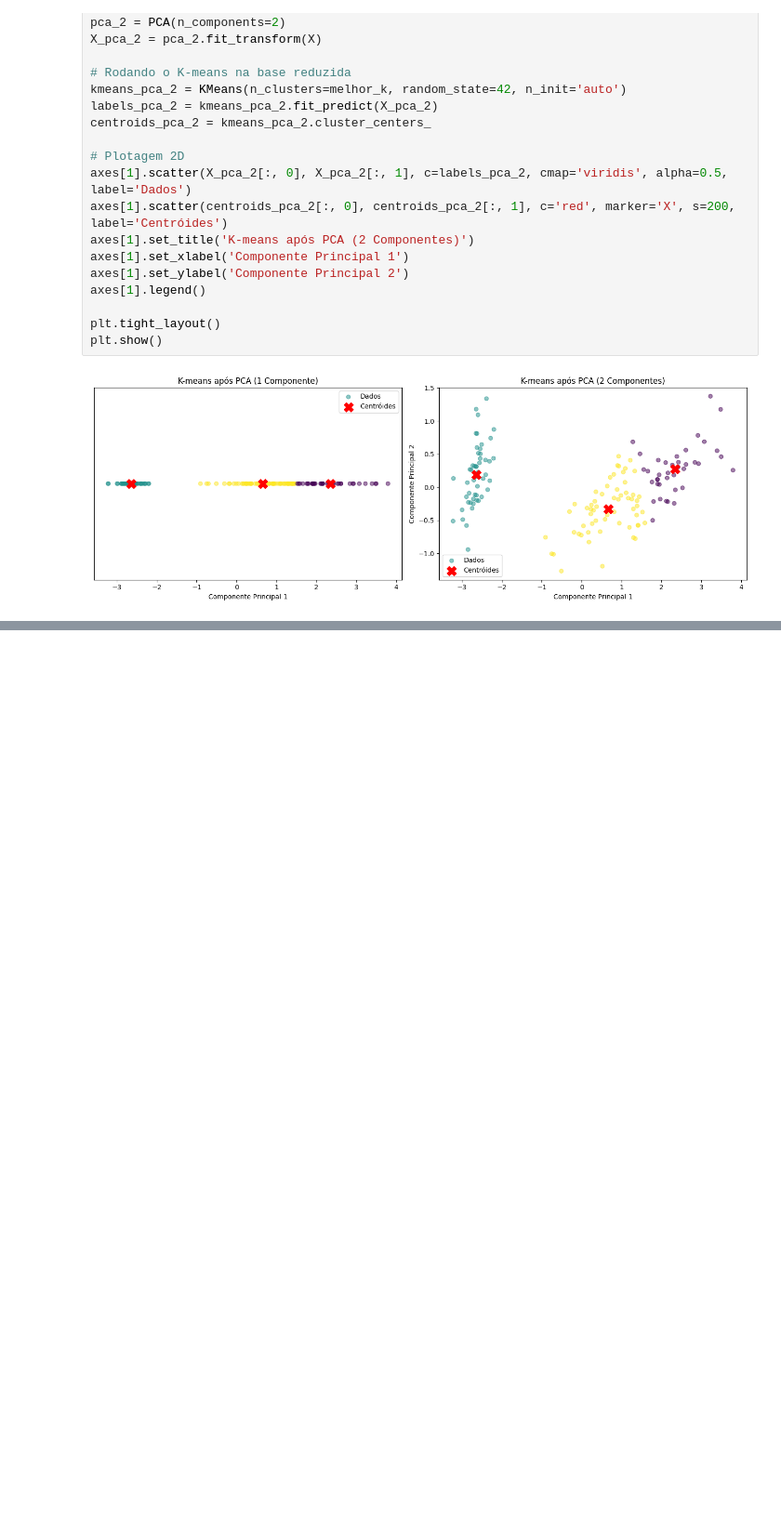
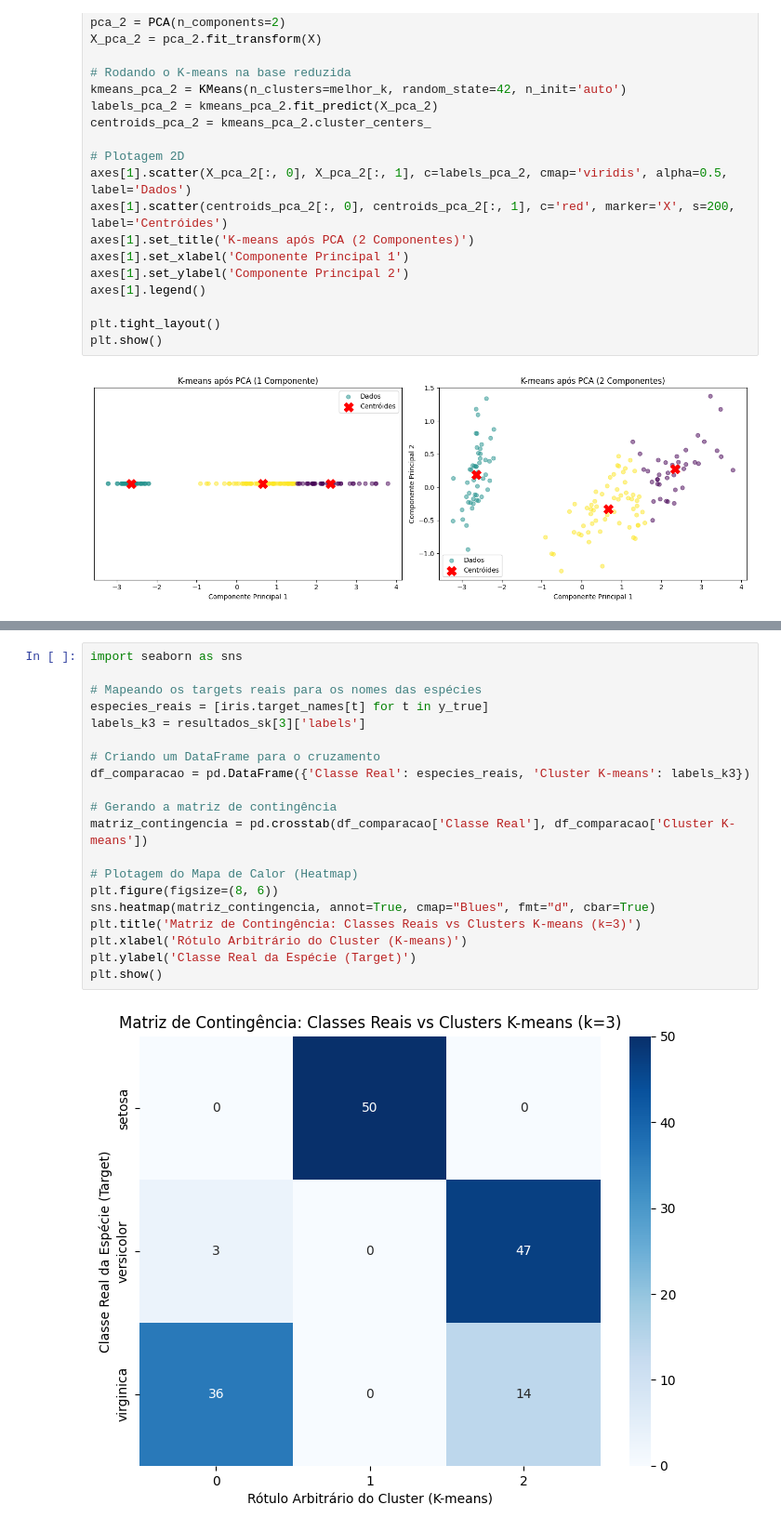
Before and after one commit to gilmar-filho/GCC128-Inteligencia_Artificial, a Jupyter notebook: #02 K-means/kmeans_implementacao.ipynb, the cells around one changed output, grey strips where cells are left out. Shown at 93% size. Cells and saved outputs as stored; diff of their text form; blank space fills up the shorter version.

Commit message:
feat: adição de matriz de contingência usando a variável target

```diff
--- a/#02 K-means/kmeans_implementacao.ipynb
+++ b/#02 K-means/kmeans_implementacao.ipynb
@@ -252,0 +261,22 @@ plt.show()
+# %%
+import seaborn as sns
+
+# Mapeando os targets reais para os nomes das espécies
+especies_reais = [iris.target_names[t] for t in y_true]
+labels_k3 = resultados_sk[3]['labels']
+
+# Criando um DataFrame para o cruzamento
+df_comparacao = pd.DataFrame({'Classe Real': especies_reais, 'Cluster K-means': labels_k3})
+
+# Gerando a matriz de contingência
+matriz_contingencia = pd.crosstab(df_comparacao['Classe Real'], df_comparacao['Cluster K-means'])
+
+# Plotagem do Mapa de Calor (Heatmap)
+plt.figure(figsize=(8, 6))
+sns.heatmap(matriz_contingencia, annot=True, cmap="Blues", fmt="d", cbar=True)
+plt.title('Matriz de Contingência: Classes Reais vs Clusters K-means (k=3)')
+plt.xlabel('Rótulo Arbitrário do Cluster (K-means)')
+plt.ylabel('Classe Real da Espécie (Target)')
+plt.show()
+# %% [output]
+[figure, added]
```
Also changed, not shown: parts of 3 cells of this notebook.
